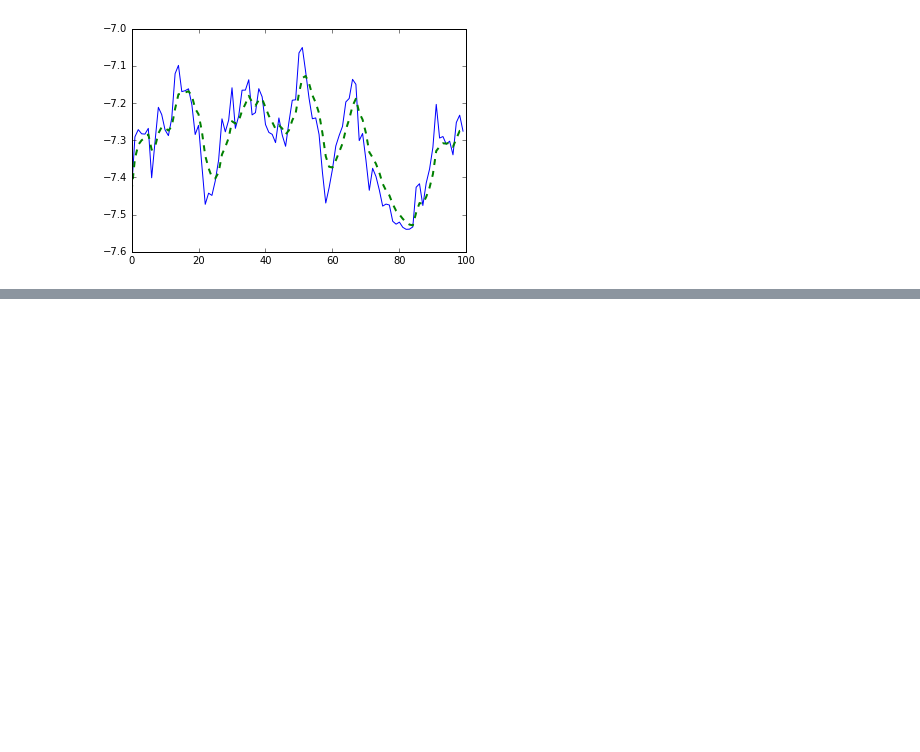
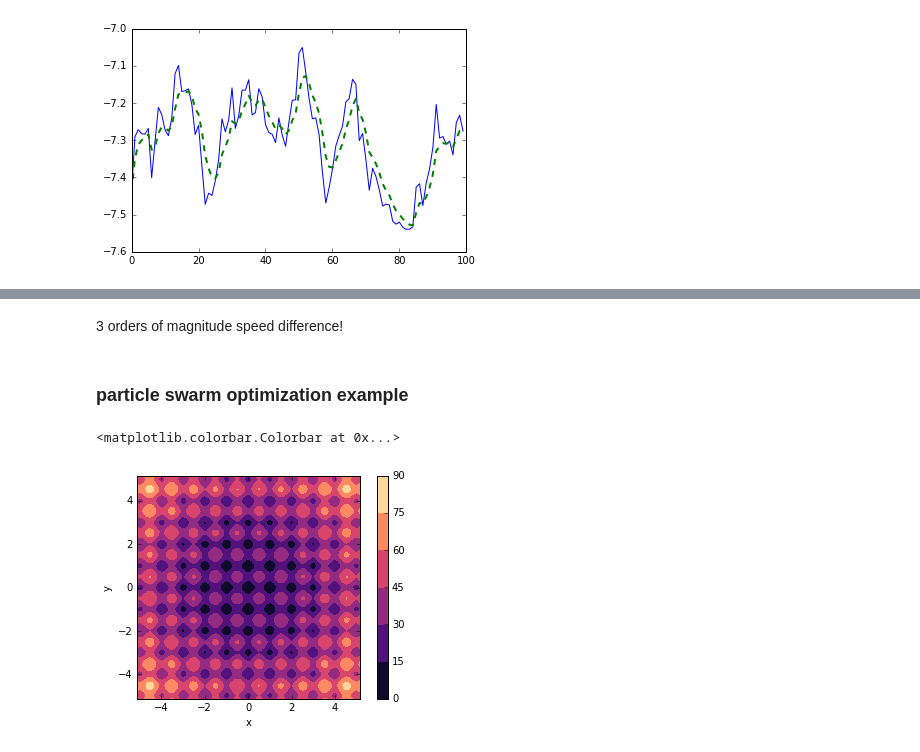
Before and after one commit to Paul-St-Young/share, a Jupyter notebook: python-tutorial/python.ipynb, the cells around one changed output, grey strips where cells are left out. Drawn from its saved outputs; the diff is of its cells as text; code cells hidden in the pictures; blank space fills up the shorter version.

Commit message:
added intermediate examples to python tutorial

```diff
--- a/python-tutorial/python.ipynb
+++ b/python-tutorial/python.ipynb
@@ -477,0 +534,41 @@ plt.plot( data.ewm(span=5).mean(),ls="--",lw=2 )
+# %% [markdown]
+3 orders of magnitude speed difference!
+# %% [markdown]
+### particle swarm optimization example
+# %%
+import numpy as np
+from copy import deepcopy
+import matplotlib.pyplot as plt
+%matplotlib inline
+
+def rastrigin2d(rvec,A=10.):
+    ndim  = len(rvec)
+    const = A * ndim
+    tosum = rvec**2. - A*np.cos(2*np.pi*rvec)
+    return const + tosum.sum()
+# end def
+
+# put function on a grid for visualization
+minx = -5.12
+maxx = 5.15
+nx   = 100
+x = np.linspace(minx,maxx,nx)
+grid = np.apply_along_axis(rastrigin2d,1
+    ,[np.array([myx,myy]) for myx in x for myy in x] ) # vectorized
+grid = grid.reshape(nx,nx) # reshape for plotting
+
+# visualize
+fig = plt.figure()
+ax  = fig.add_subplot(111,aspect=1)
+ax.set_xlabel("x")
+ax.set_ylabel("y")
+
+cs = ax.contourf(x,x,grid.T,cmap=plt.cm.magma)
+# transpose is needed because matrix index direction and plot axes
+# directions are opposite of one another.
+
+plt.colorbar(cs)
+# below I will use pso to find the minimum of this function
+# %% [output]
+<matplotlib.colorbar.Colorbar at 0x...>
+[figure, added]
```
Also changed, not shown: parts of 17 cells of this notebook.
